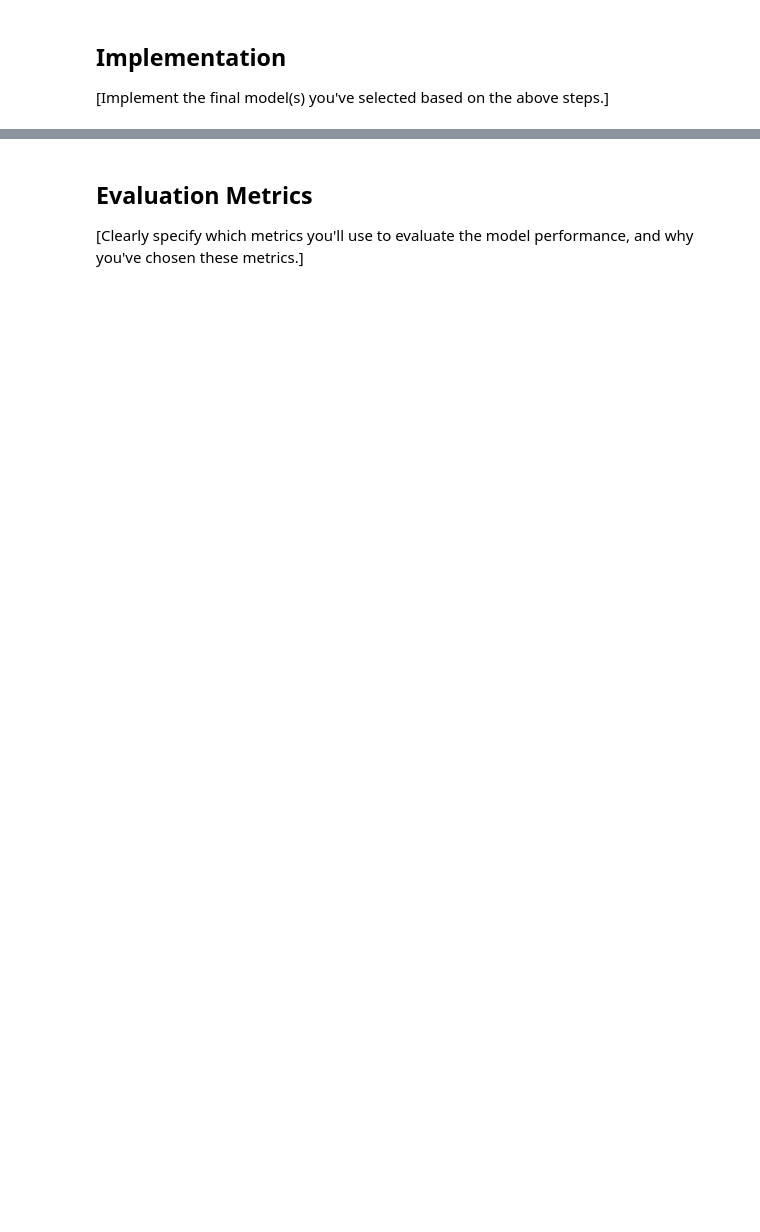
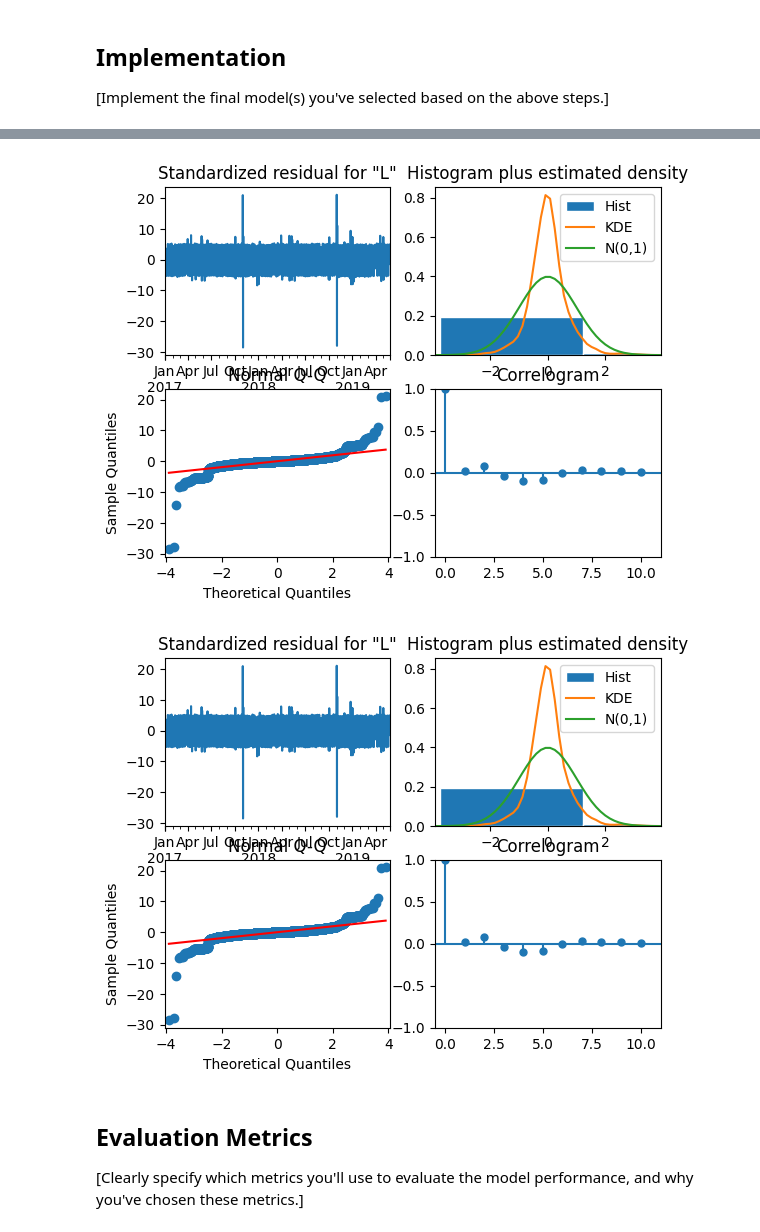
Before and after one commit to EjoelM/Opencampus_SH_TimeSeries_Energy, a Jupyter notebook: 3_Models/arima_test.ipynb, the cells around one changed output, grey strips where cells are left out. Cells and saved outputs as stored; diff of their text form; code cells hidden in the pictures; blank space fills up the shorter version.

```diff
--- a/3_Models/arima_test.ipynb
+++ b/3_Models/arima_test.ipynb
@@ -162,3 +204,8 @@ Warnings:
+# %%
+res.plot_diagnostics()
+# %% [output]
+[figure, added]
+[figure, added]
 # %% [markdown]
 ## Evaluation Metrics
 
```
Also changed, not shown: parts of 14 cells of this notebook.
